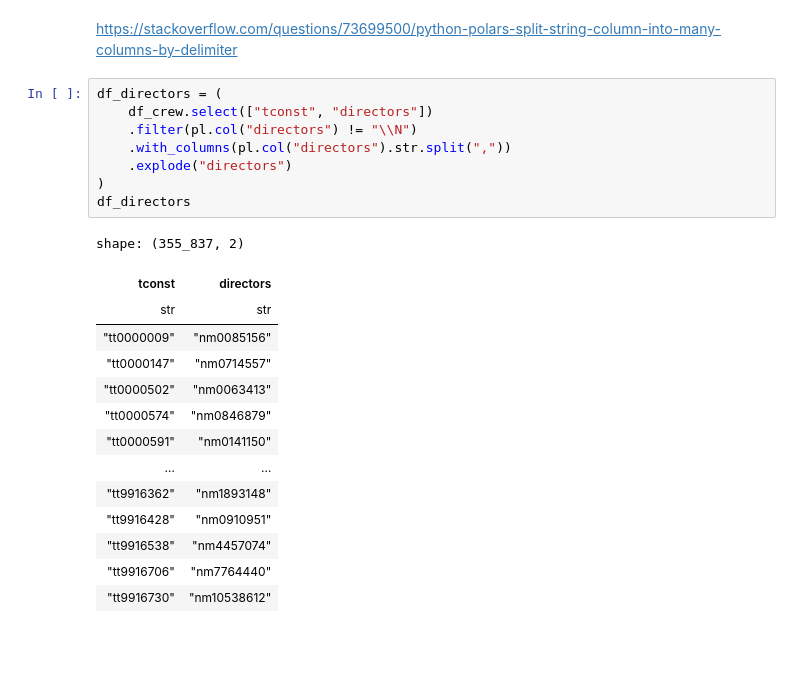
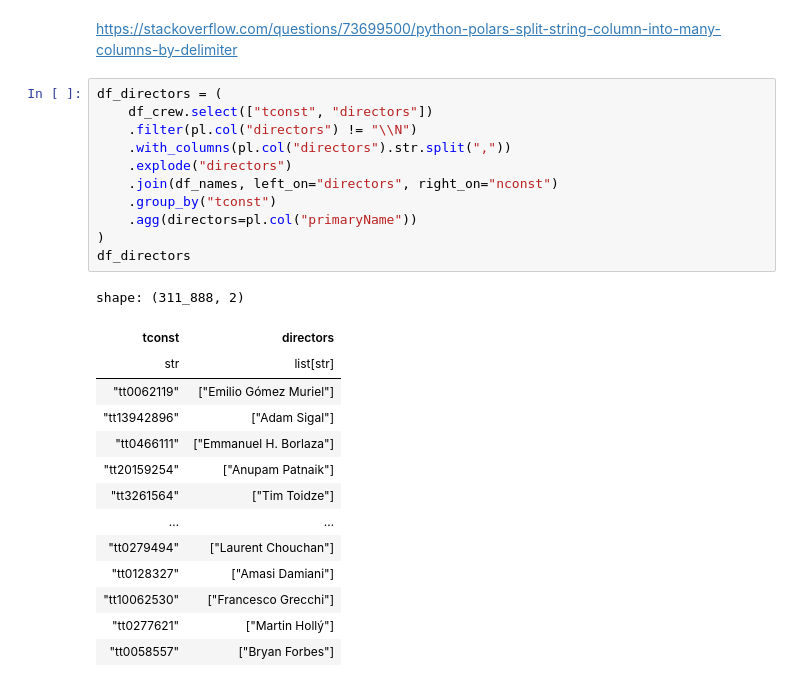
Before and after one commit to minimaxir/imdb-embeddings, a Jupyter notebook: imdb_polars_etl_test.ipynb, the cells around one changed output. Saved outputs shown, nothing was run; the diff lists cells and outputs as text; blank space fills up the shorter version.

```diff
--- a/imdb_polars_etl_test.ipynb
+++ b/imdb_polars_etl_test.ipynb
@@ -204,26 +211,29 @@ https://stackoverflow.com/questions/73699500/python-polars-split-string-column-i
 # %%
 df_directors = (
     df_crew.select(["tconst", "directors"])
     .filter(pl.col("directors") != "\\N")
     .with_columns(pl.col("directors").str.split(","))
     .explode("directors")
+    .join(df_names, left_on="directors", right_on="nconst")
+    .group_by("tconst")
+    .agg(directors=pl.col("primaryName"))
 )
 df_directors
 # %% [output]
-shape: (355_837, 2)
+shape: (311_888, 2)
 | tconst | directors |
-| str | str |
-| "tt0000009" | "nm0085156" |
-| "tt0000147" | "nm0714557" |
-| "tt0000502" | "nm0063413" |
-| "tt0000574" | "nm0846879" |
-| "tt0000591" | "nm0141150" |
+| str | list[str] |
+| "tt0062119" | ["Emilio Gómez Muriel"] |
+| "tt13942896" | ["Adam Sigal"] |
+| "tt0466111" | ["Emmanuel H. Borlaza"] |
+| "tt20159254" | ["Anupam Patnaik"] |
+| "tt3261564" | ["Tim Toidze"] |
 | … | … |
-| "tt9916362" | "nm1893148" |
-| "tt9916428" | "nm0910951" |
-| "tt9916538" | "nm4457074" |
-| "tt9916706" | "nm7764440" |
-| "tt9916730" | "nm10538612" |
+| "tt0279494" | ["Laurent Chouchan"] |
+| "tt0128327" | ["Amasi Damiani"] |
+| "tt10062530" | ["Francesco Grecchi"] |
+| "tt0277621" | ["Martin Hollý"] |
+| "tt0058557" | ["Bryan Forbes"] |
 # %%
 df_writers = (
     df_crew.select(["tconst", "writers"])
```
Also changed, not shown: parts of 14 cells of this notebook.
